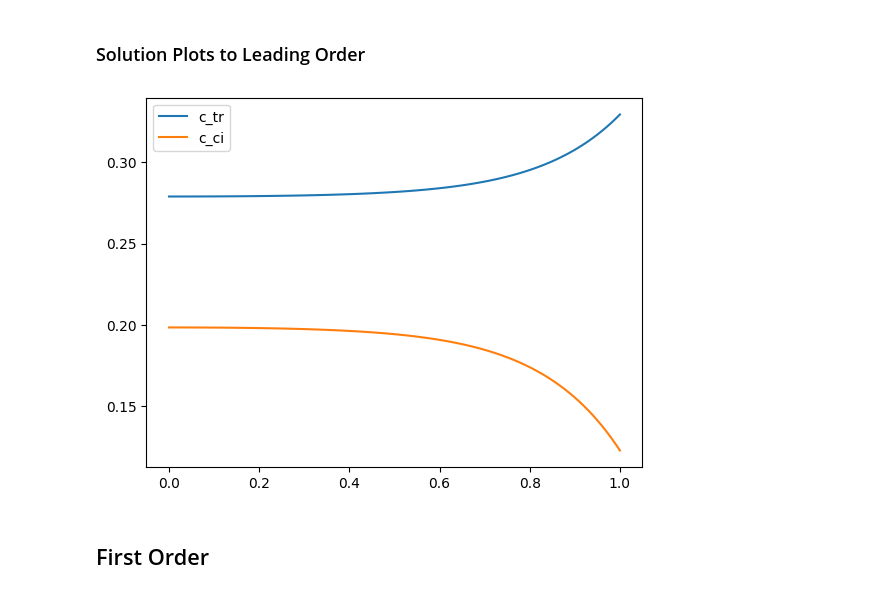
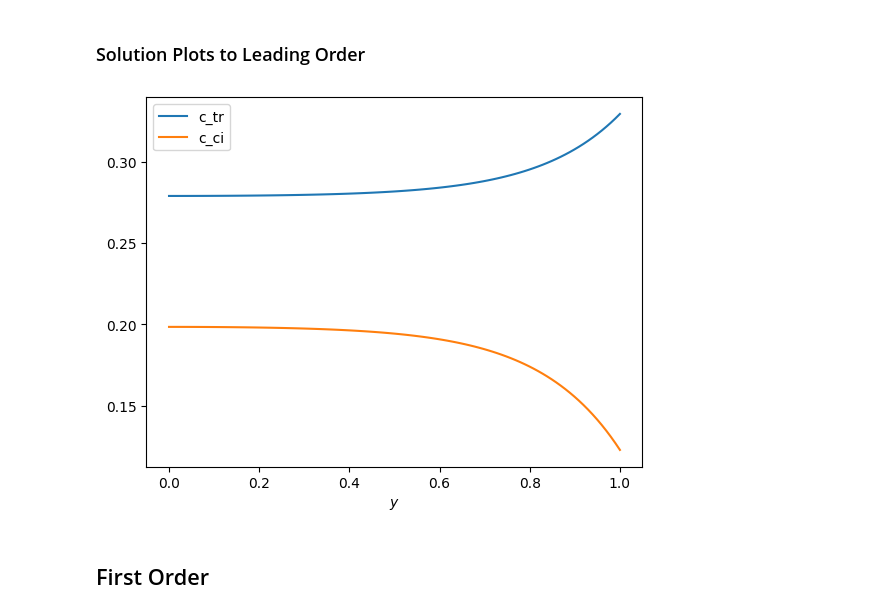
Before and after one commit to NiallOswald/photosurfactant, a Jupyter notebook: notebooks/linearised.ipynb, the cells around one changed output. Drawn from its saved outputs; the diff is of its cells as text; code cells hidden in the pictures.

```diff
--- a/notebooks/linearised.ipynb
+++ b/notebooks/linearised.ipynb
@@ -195,12 +198,13 @@ assert abs((gamma_tr_0 + gamma_ci_0) - (1 - 1 / Delta)) < eps
 # %%
 yy = np.linspace(0, 1, 100)
 
 plt.plot(yy, c_tr_0(yy), label="c_tr")
 plt.plot(yy, c_ci_0(yy), label="c_ci")
+plt.xlabel(r"$y$")
 plt.legend()
 plt.show()
 # %% [output]
-[figure, old version]
+[figure, new version]
 # %% [markdown]
 ## First Order
 # %% [markdown]
```
Also changed, not shown: parts of 42 cells of this notebook.
